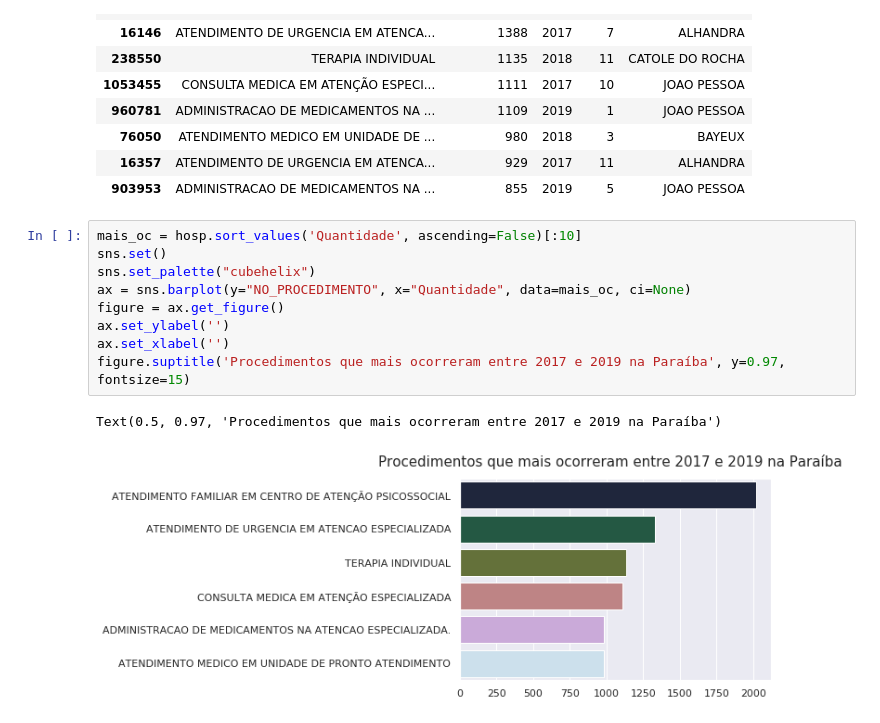
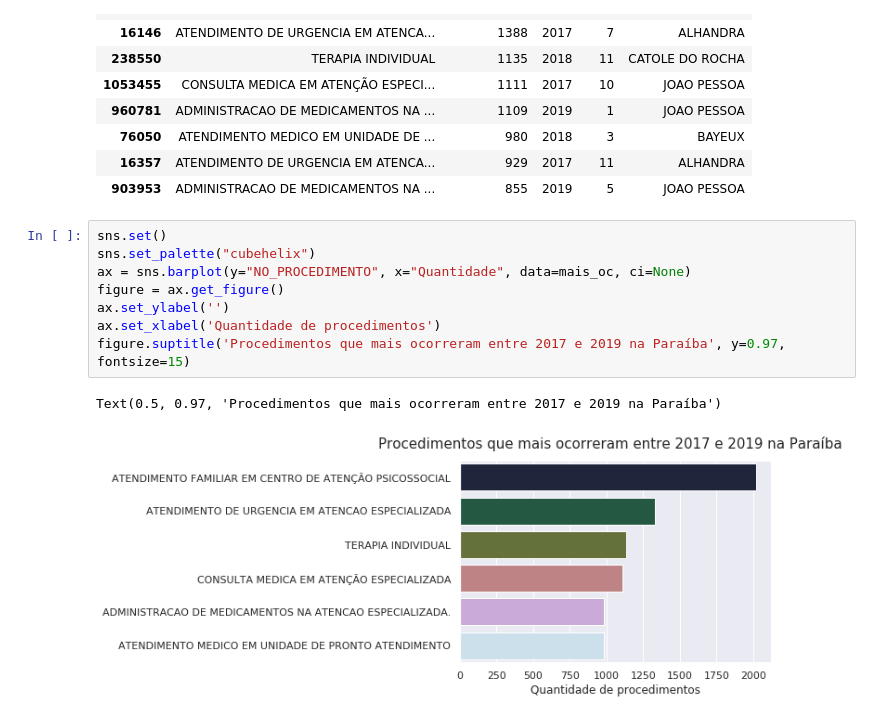
Before and after one commit to mirianbatista/pacientes-paraibanos, a Jupyter notebook: hosp.ipynb, the cells around one changed output. Drawn from its saved outputs; the diff is of its cells as text.

```diff
--- a/hosp.ipynb
+++ b/hosp.ipynb
@@ -40,14 +42,13 @@ mo
 | 16357 | ATENDIMENTO DE URGENCIA EM ATENCA... | 929 | 2017 | 11 | ALHANDRA |
 | 903953 | ADMINISTRACAO DE MEDICAMENTOS NA ... | 855 | 2019 | 5 | JOAO PESSOA |
 # %%
-mais_oc = hosp.sort_values('Quantidade', ascending=False)[:10]
 sns.set()
 sns.set_palette("cubehelix")
 ax = sns.barplot(y="NO_PROCEDIMENTO", x="Quantidade", data=mais_oc, ci=None)
 figure = ax.get_figure()
 ax.set_ylabel('')
-ax.set_xlabel('')
+ax.set_xlabel('Quantidade de procedimentos')
 figure.suptitle('Procedimentos que mais ocorreram entre 2017 e 2019 na Paraíba', y=0.97, fontsize=15)
 # %% [output]
 Text(0.5, 0.97, 'Procedimentos que mais ocorreram entre 2017 e 2019 na Paraíba')
-[figure, old version]
+[figure, new version]
```
Also changed, not shown: parts of 13 cells of this notebook, 5 other files.
